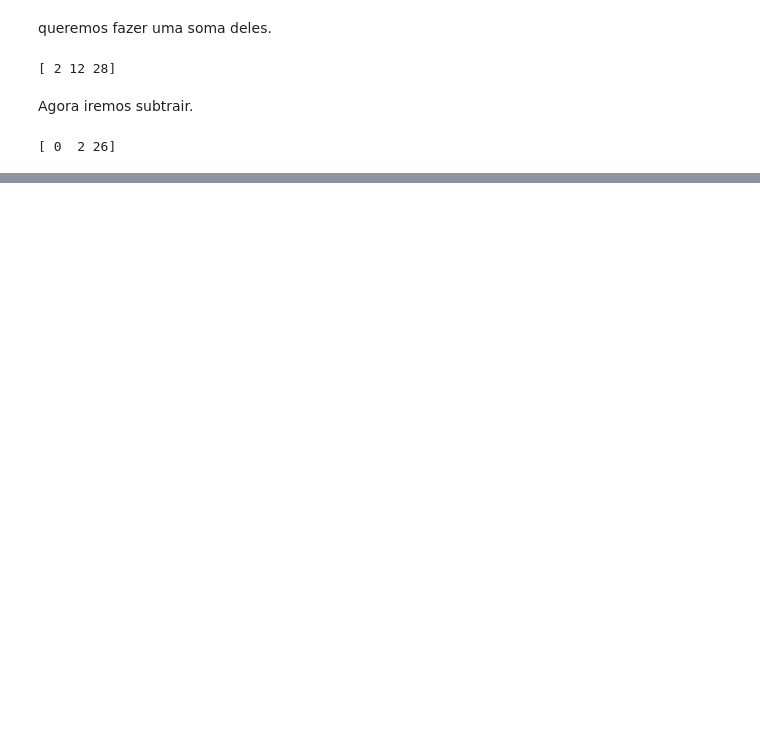
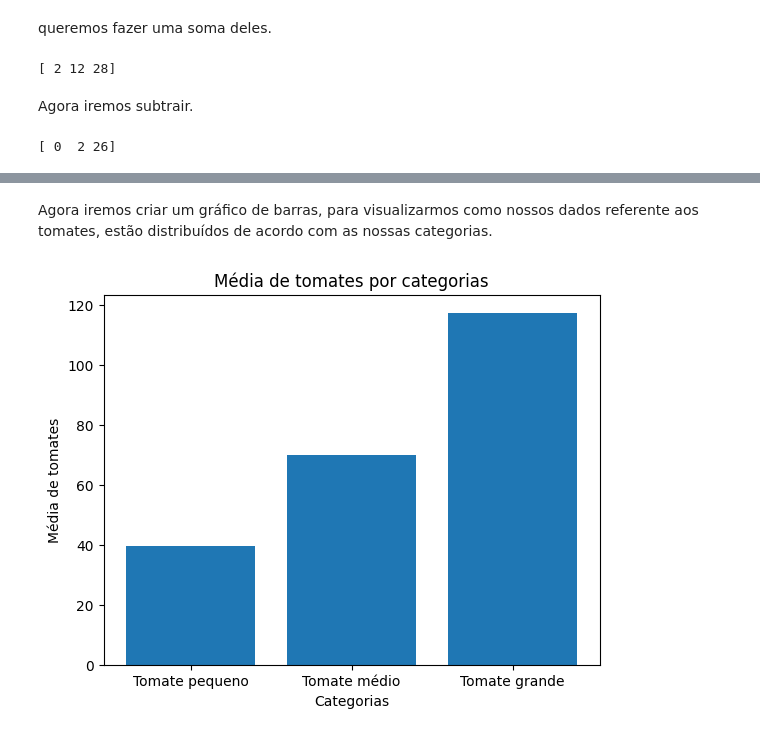
Before and after one commit to CorsiIsa/PosTech-Machine_Learng_And_Times_Series, a Jupyter notebook: bibliotecas_fundamentais.ipynb, the cells around one changed output, grey strips where cells are left out. Saved outputs shown, nothing was run; the diff lists cells and outputs as text; code cells hidden in the pictures; blank space fills up the shorter version.

```diff
--- a/bibliotecas_fundamentais.ipynb
+++ b/bibliotecas_fundamentais.ipynb
@@ -267,0 +349,10 @@ print(array_sub_a_b)
+# %% [markdown]
+Agora iremos criar um gráfico de barras, para visualizarmos como nossos dados referente aos tomates, estão distribuídos de acordo com as nossas categorias.
+# %%
+plt.bar(df_tomato['Categoria_tomate'], df_tomato['Average'])
+plt.xlabel("Categorias")
+plt.ylabel("Média de tomates")
+plt.title("Média de tomates por categorias")
+plt.show()
+# %% [output]
+[figure, added]
```
Also changed, not shown: parts of 21 cells of this notebook.
